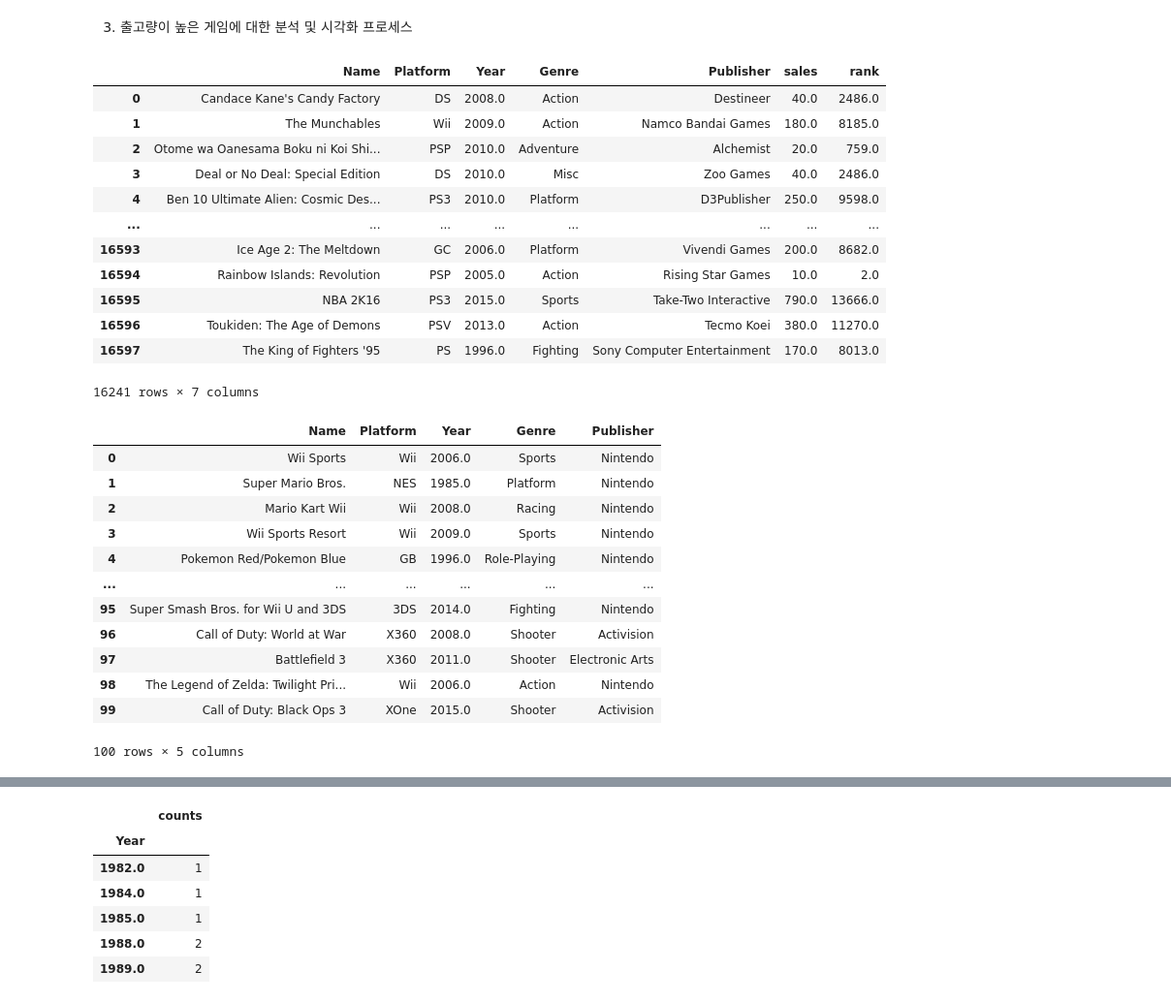
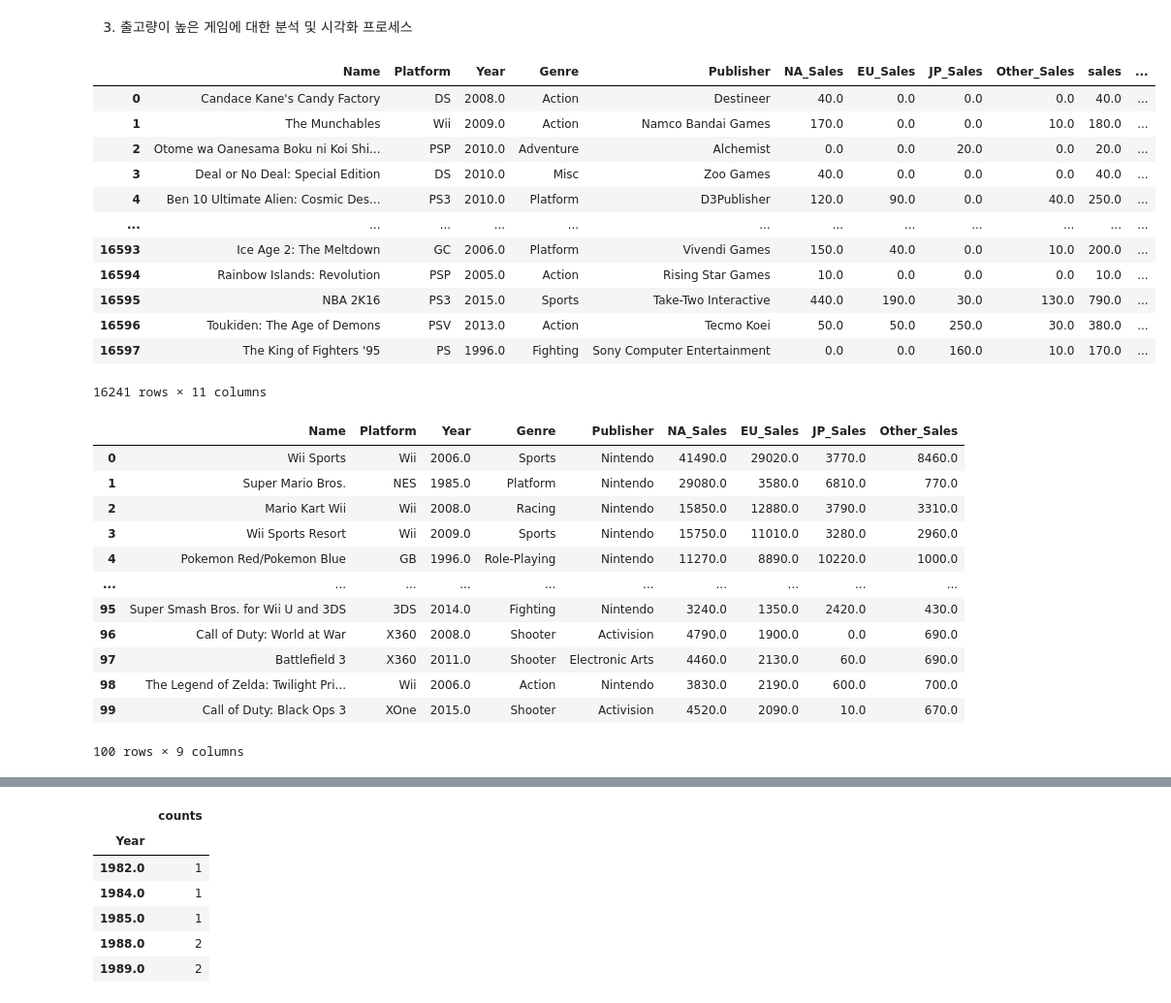
Before and after one commit to superahxd/_project, a Jupyter notebook: sec1_project.ipynb, the cells around one changed output, grey strips where cells are left out. Shown at 97% size. Saved outputs shown, nothing was run; the diff lists cells and outputs as text; code cells hidden in the pictures.

```diff
--- a/sec1_project.ipynb
+++ b/sec1_project.ipynb
@@ -273,42 +273,42 @@ array_pivot.head()
 # %% [markdown]
 3. 출고량이 높은 게임에 대한 분석 및 시각화 프로세스
 # %%
-vgames_3 = vgames.iloc[:,:5]
+vgames_3 = vgames.iloc[:,:]
 vgames_3['sales'] = vgames.iloc[:, 5:].sum(axis = 1, skipna = True)
 vgames_3['rank'] = vgames_3['sales'].rank(method="min", ascending = True)
 vgames_3
 # %% [output]
-|  | Name | Platform | Year | Genre | Publisher | sales | rank |
-| 0 | Candace Kane's Candy Factory | DS | 2008.0 | Action | Destineer | 40.0 | 2486.0 |
-| 1 | The Munchables | Wii | 2009.0 | Action | Namco Bandai Games | 180.0 | 8185.0 |
-| 2 | Otome wa Oanesama Boku ni Koi Shi... | PSP | 2010.0 | Adventure | Alchemist | 20.0 | 759.0 |
-| 3 | Deal or No Deal: Special Edition | DS | 2010.0 | Misc | Zoo Games | 40.0 | 2486.0 |
-| 4 | Ben 10 Ultimate Alien: Cosmic Des... | PS3 | 2010.0 | Platform | D3Publisher | 250.0 | 9598.0 |
-| ... | ... | ... | ... | ... | ... | ... | ... |
-| 16593 | Ice Age 2: The Meltdown | GC | 2006.0 | Platform | Vivendi Games | 200.0 | 8682.0 |
-| 16594 | Rainbow Islands: Revolution | PSP | 2005.0 | Action | Rising Star Games | 10.0 | 2.0 |
-| 16595 | NBA 2K16 | PS3 | 2015.0 | Sports | Take-Two Interactive | 790.0 | 13666.0 |
-| 16596 | Toukiden: The Age of Demons | PSV | 2013.0 | Action | Tecmo Koei | 380.0 | 11270.0 |
-| 16597 | The King of Fighters '95 | PS | 1996.0 | Fighting | Sony Computer Entertainment | 170.0 | 8013.0 |
+|  | Name | Platform | Year | Genre | Publisher | NA_Sales | EU_Sales | JP_Sales | Other_Sales | sales | ... |
+| 0 | Candace Kane's Candy Factory | DS | 2008.0 | Action | Destineer | 40.0 | 0.0 | 0.0 | 0.0 | 40.0 | ... |
+| 1 | The Munchables | Wii | 2009.0 | Action | Namco Bandai Games | 170.0 | 0.0 | 0.0 | 10.0 | 180.0 | ... |
+| 2 | Otome wa Oanesama Boku ni Koi Shi... | PSP | 2010.0 | Adventure | Alchemist | 0.0 | 0.0 | 20.0 | 0.0 | 20.0 | ... |
+| 3 | Deal or No Deal: Special Edition | DS | 2010.0 | Misc | Zoo Games | 40.0 | 0.0 | 0.0 | 0.0 | 40.0 | ... |
+| 4 | Ben 10 Ultimate Alien: Cosmic Des... | PS3 | 2010.0 | Platform | D3Publisher | 120.0 | 90.0 | 0.0 | 40.0 | 250.0 | ... |
+| ... | ... | ... | ... | ... | ... | ... | ... | ... | ... | ... | ... |
+| 16593 | Ice Age 2: The Meltdown | GC | 2006.0 | Platform | Vivendi Games | 150.0 | 40.0 | 0.0 | 10.0 | 200.0 | ... |
+| 16594 | Rainbow Islands: Revolution | PSP | 2005.0 | Action | Rising Star Games | 10.0 | 0.0 | 0.0 | 0.0 | 10.0 | ... |
+| 16595 | NBA 2K16 | PS3 | 2015.0 | Sports | Take-Two Interactive | 440.0 | 190.0 | 30.0 | 130.0 | 790.0 | ... |
+| 16596 | Toukiden: The Age of Demons | PSV | 2013.0 | Action | Tecmo Koei | 50.0 | 50.0 | 250.0 | 30.0 | 380.0 | ... |
+| 16597 | The King of Fighters '95 | PS | 1996.0 | Fighting | Sony Computer Entertainment | 0.0 | 0.0 | 160.0 | 10.0 | 170.0 | ... |
-16241 rows × 7 columns
+16241 rows × 11 columns
 # %%
 vgames_3_rank = vgames_3.sort_values(by='rank', ascending=False)
-vgames_3_top100 = vgames_3_rank.iloc[:,:5].head(100).reset_index().iloc[:, 1:]
+vgames_3_top100 = vgames_3_rank.iloc[:,:9].head(100).reset_index().iloc[:, 1:]
 vgames_3_top100
 # %% [output]
-|  | Name | Platform | Year | Genre | Publisher |
-| 0 | Wii Sports | Wii | 2006.0 | Sports | Nintendo |
-| 1 | Super Mario Bros. | NES | 1985.0 | Platform | Nintendo |
-| 2 | Mario Kart Wii | Wii | 2008.0 | Racing | Nintendo |
-| 3 | Wii Sports Resort | Wii | 2009.0 | Sports | Nintendo |
-| 4 | Pokemon Red/Pokemon Blue | GB | 1996.0 | Role-Playing | Nintendo |
-| ... | ... | ... | ... | ... | ... |
-| 95 | Super Smash Bros. for Wii U and 3DS | 3DS | 2014.0 | Fighting | Nintendo |
-| 96 | Call of Duty: World at War | X360 | 2008.0 | Shooter | Activision |
-| 97 | Battlefield 3 | X360 | 2011.0 | Shooter | Electronic Arts |
-| 98 | The Legend of Zelda: Twilight Pri... | Wii | 2006.0 | Action | Nintendo |
-| 99 | Call of Duty: Black Ops 3 | XOne | 2015.0 | Shooter | Activision |
+|  | Name | Platform | Year | Genre | Publisher | NA_Sales | EU_Sales | JP_Sales | Other_Sales |
+| 0 | Wii Sports | Wii | 2006.0 | Sports | Nintendo | 41490.0 | 29020.0 | 3770.0 | 8460.0 |
+| 1 | Super Mario Bros. | NES | 1985.0 | Platform | Nintendo | 29080.0 | 3580.0 | 6810.0 | 770.0 |
+| 2 | Mario Kart Wii | Wii | 2008.0 | Racing | Nintendo | 15850.0 | 12880.0 | 3790.0 | 3310.0 |
+| 3 | Wii Sports Resort | Wii | 2009.0 | Sports | Nintendo | 15750.0 | 11010.0 | 3280.0 | 2960.0 |
+| 4 | Pokemon Red/Pokemon Blue | GB | 1996.0 | Role-Playing | Nintendo | 11270.0 | 8890.0 | 10220.0 | 1000.0 |
+| ... | ... | ... | ... | ... | ... | ... | ... | ... | ... |
+| 95 | Super Smash Bros. for Wii U and 3DS | 3DS | 2014.0 | Fighting | Nintendo | 3240.0 | 1350.0 | 2420.0 | 430.0 |
+| 96 | Call of Duty: World at War | X360 | 2008.0 | Shooter | Activision | 4790.0 | 1900.0 | 0.0 | 690.0 |
+| 97 | Battlefield 3 | X360 | 2011.0 | Shooter | Electronic Arts | 4460.0 | 2130.0 | 60.0 | 690.0 |
+| 98 | The Legend of Zelda: Twilight Pri... | Wii | 2006.0 | Action | Nintendo | 3830.0 | 2190.0 | 600.0 | 700.0 |
+| 99 | Call of Duty: Black Ops 3 | XOne | 2015.0 | Shooter | Activision | 4520.0 | 2090.0 | 10.0 | 670.0 |
-100 rows × 5 columns
+100 rows × 9 columns
 # %%
 vgames_3_platform=vgames_3_top100.value_counts('Platform')
 vgames_3_platform.plot(kind='pie', figsize = (8, 8), title='Top 100 Platform')
```
Also changed, not shown: parts of 14 cells of this notebook.
